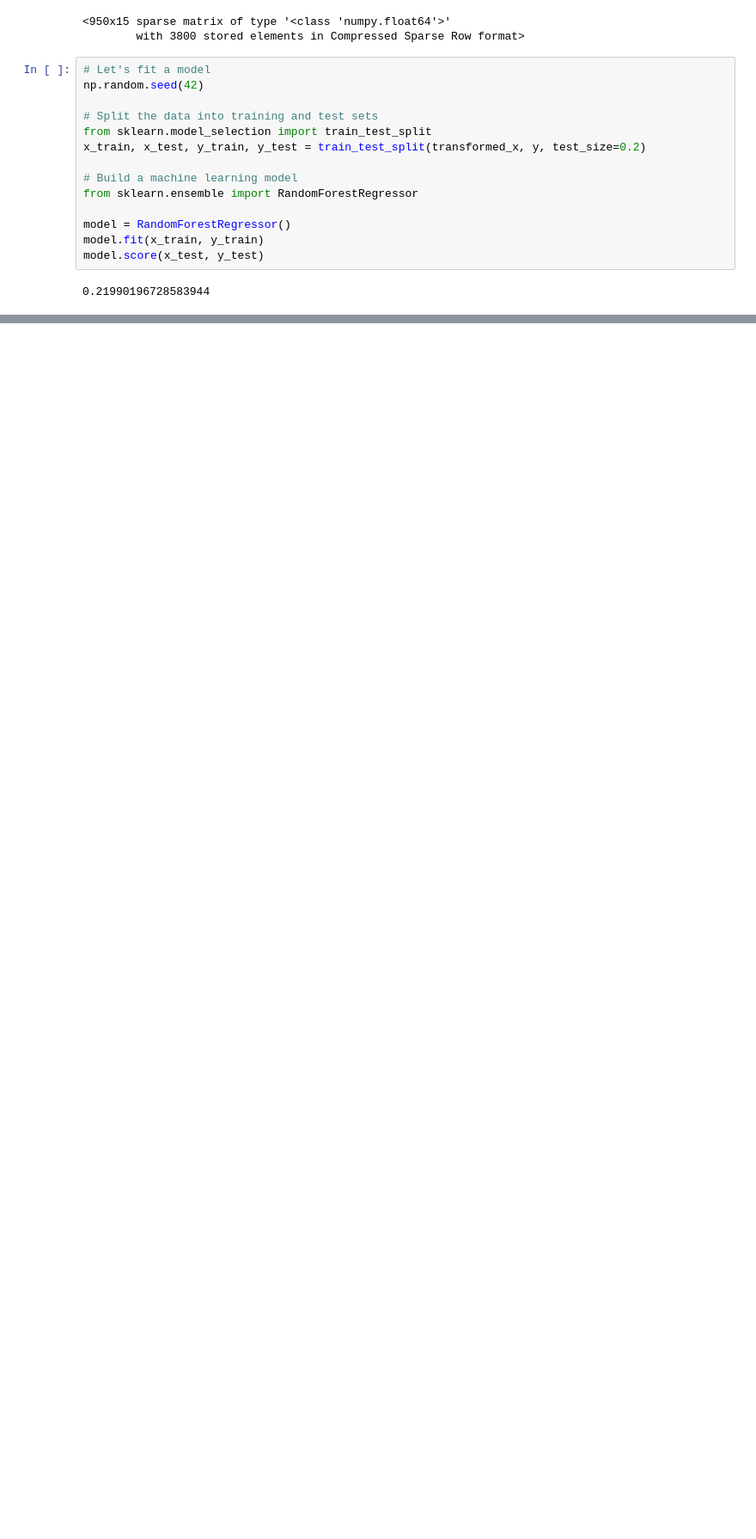
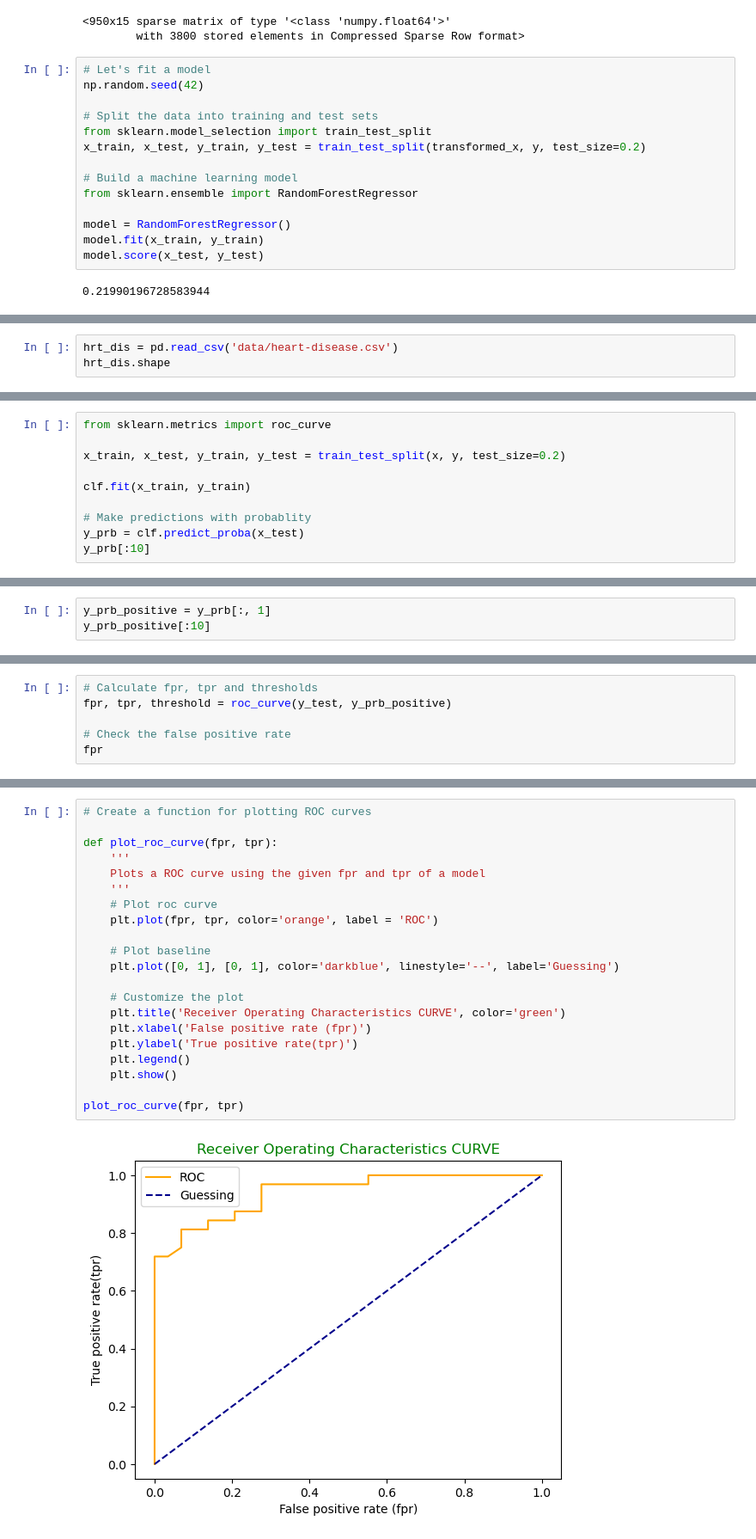
Before and after one commit to oitik/Machine_learning, a Jupyter notebook: intoduction-to-scikit-learn.ipynb, the cells around one changed output, grey strips where cells are left out. Shown: that part at 86% size. Drawn from its saved outputs; the diff is of its cells as text; blank space fills up the shorter version.

```diff
--- a/intoduction-to-scikit-learn.ipynb
+++ b/intoduction-to-scikit-learn.ipynb
@@ -683,0 +797,3 @@ model.score(x_test, y_test)
+# %%
+hrt_dis = pd.read_csv('data/heart-disease.csv')
+hrt_dis.shape
@@ -683,0 +1131,10 @@ model.score(x_test, y_test)
+# %%
+from sklearn.metrics import roc_curve
+
+x_train, x_test, y_train, y_test = train_test_split(x, y, test_size=0.2)
+
+clf.fit(x_train, y_train)
+
+# Make predictions with probablity
+y_prb = clf.predict_proba(x_test)
+y_prb[:10]
@@ -683,0 +1152,3 @@ model.score(x_test, y_test)
+# %%
+y_prb_positive = y_prb[:, 1]
+y_prb_positive[:10]
@@ -683,0 +1157,6 @@ model.score(x_test, y_test)
+# %%
+# Calculate fpr, tpr and thresholds
+fpr, tpr, threshold = roc_curve(y_test, y_prb_positive)
+
+# Check the false positive rate
+fpr
@@ -683,0 +1170,23 @@ model.score(x_test, y_test)
+# %%
+# Create a function for plotting ROC curves
+
+def plot_roc_curve(fpr, tpr):
+    '''
+    Plots a ROC curve using the given fpr and tpr of a model
+    '''
+    # Plot roc curve
+    plt.plot(fpr, tpr, color='orange', label = 'ROC')
+
+    # Plot baseline
+    plt.plot([0, 1], [0, 1], color='darkblue', linestyle='--', label='Guessing')
+
+    # Customize the plot
+    plt.title('Receiver Operating Characteristics CURVE', color='green')
+    plt.xlabel('False positive rate (fpr)')
+    plt.ylabel('True positive rate(tpr)')
+    plt.legend()
+    plt.show()
+
+plot_roc_curve(fpr, tpr)
+# %% [output]
+[figure, added]
```
Also changed, not shown: parts of 66 cells of this notebook.
